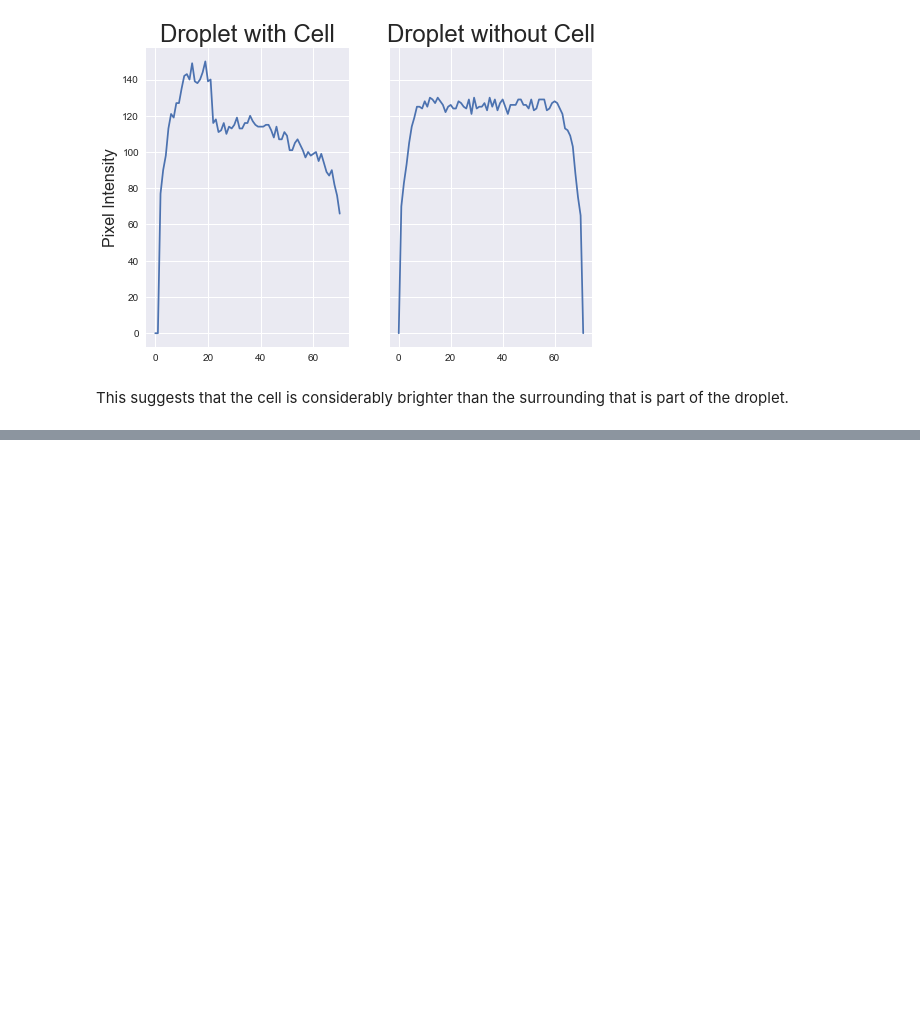
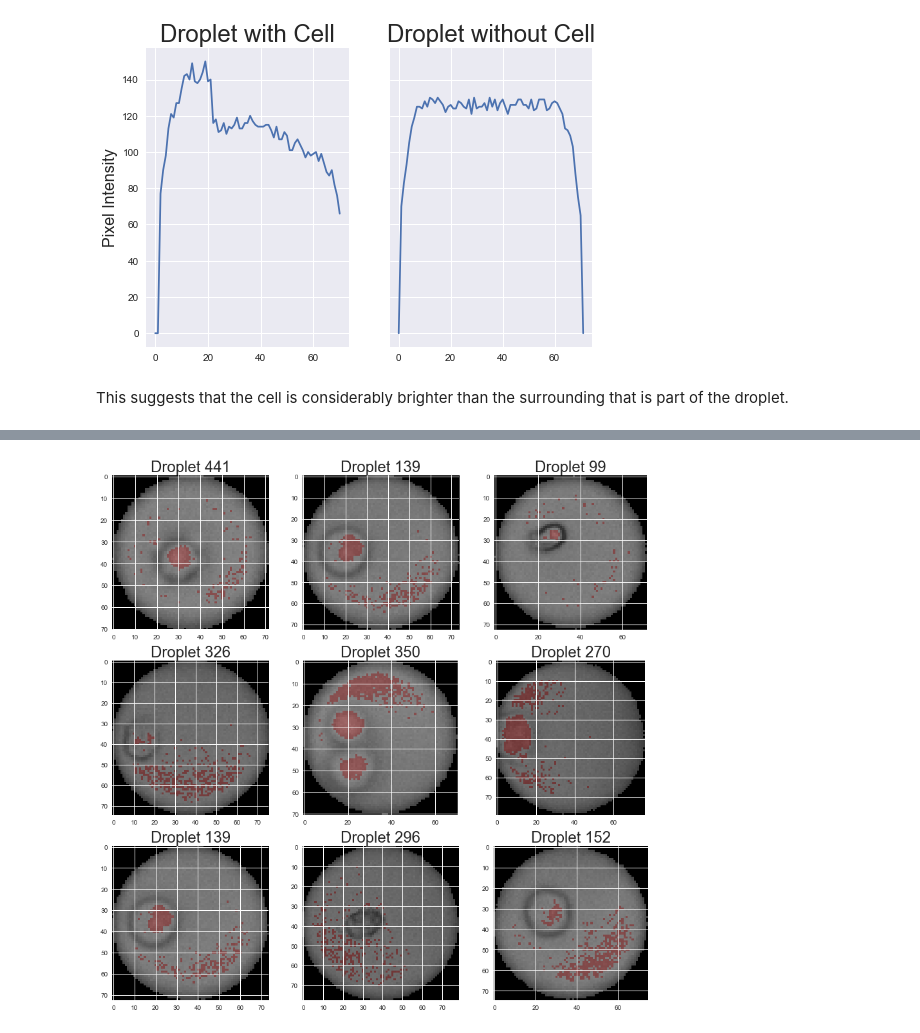
Before and after one commit to adamcatching/Polio_DIPS, a Jupyter notebook: notebook/2018-08/2018-08-29.ipynb, the cells around one changed output, grey strips where cells are left out. Saved outputs shown, nothing was run; the diff lists cells and outputs as text; code cells hidden in the pictures; blank space fills up the shorter version.

```diff
--- a/notebook/2018-08/2018-08-29.ipynb
+++ b/notebook/2018-08/2018-08-29.ipynb
@@ -132,0 +145,26 @@ plt.show()
+# %%
+# Try this method on multiple droplets that contain cells
+random_drop_with_cell = np.random.choice(group_1_cell_numbers, size=(3, 3))
+# Set up plots
+fig, ax = plt.subplots(3, 3, figsize=(15, 15))
+
+for i in range(3):
+    for j in range(3):
+        # Select droplet
+        droplet_with_cell = group_1_bright[random_drop_with_cell[i, j]]
+        # Create greyscale image
+        temp_rgb = skimage.color.grey2rgb(droplet_with_cell)
+        # Find the mean and std
+        cell_mean, cell_std = find_mean_std(droplet_with_cell)
+        # Define the threshold
+        thresh = cell_mean + cell_std
+        # Apply the threshold
+        thresh_cell = droplet_with_cell > thresh
+        # Display the thresholded cell
+        temp_rgb[:, :, 1] = temp_rgb[:, :, 1] + thresh_cell * 200
+        temp_rgb[:, :, 2] = temp_rgb[:, :, 2] + thresh_cell * 200
+        ax[i, j].imshow(temp_rgb)
+        ax[i, j].set_title(f'Droplet {random_drop_with_cell[i, j]}', size=24)
+plt.show()
+# %% [output]
+[figure, added]
```
Also changed, not shown: parts of 28 cells of this notebook.
